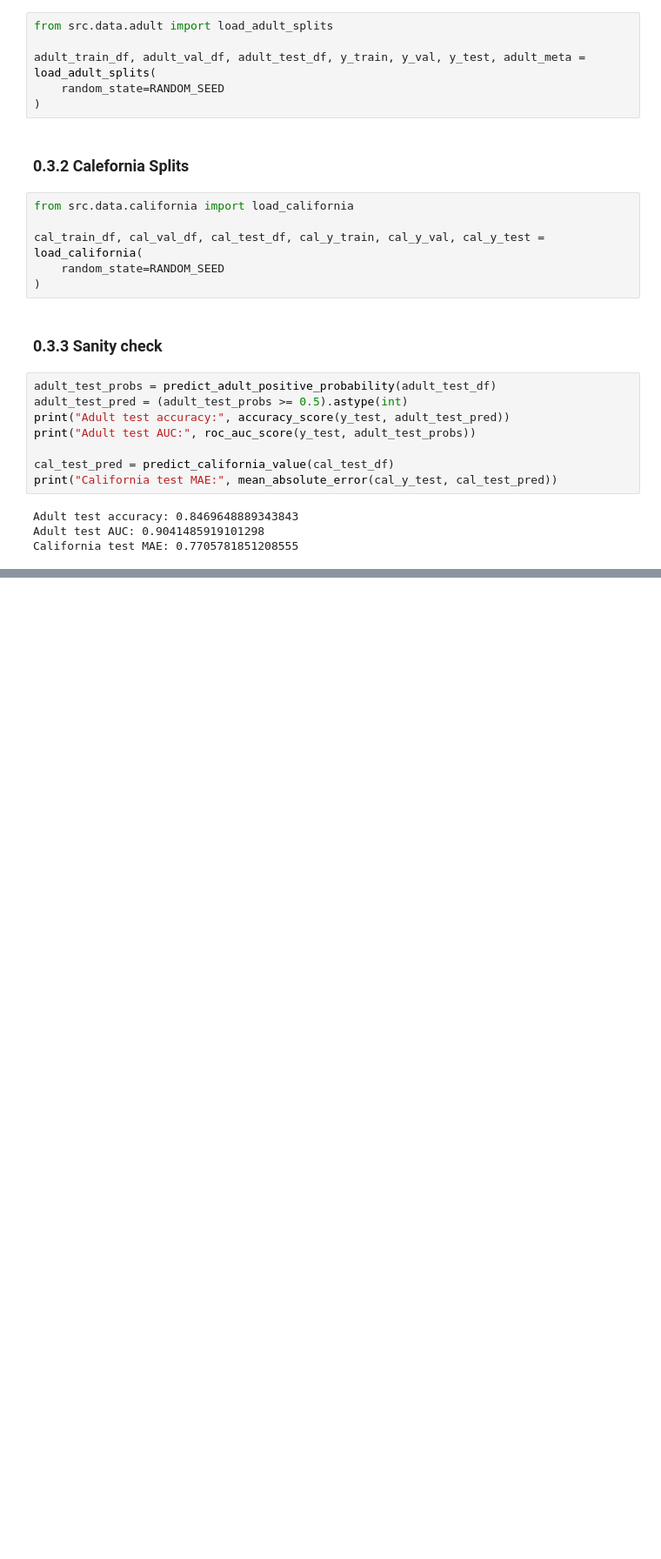
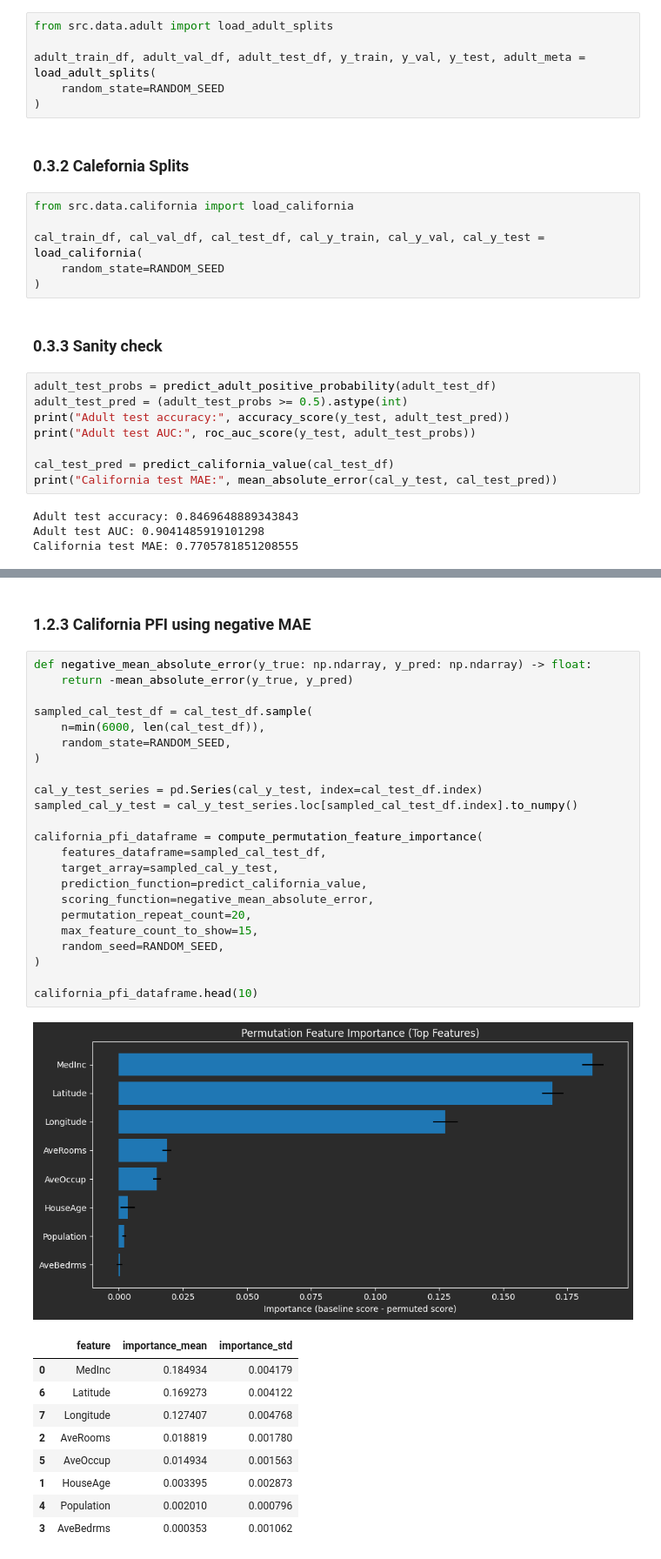
Before and after one commit to eddedomer/Interpertable-AI-for-Deep-Learning-Models, a Jupyter notebook: notebooks/Edvin_Sanfridsson_Love_Carlander_Strandäng.ipynb, the cells around one changed output, grey strips where cells are left out. Shown at 87% size. Cells and saved outputs as stored; diff of their text form; blank space fills up the shorter version.

```diff
--- a/notebooks/Edvin_Sanfridsson_Love_Carlander_Strandäng.ipynb
+++ b/notebooks/Edvin_Sanfridsson_Love_Carlander_Strandäng.ipynb
@@ -162,0 +435,36 @@ California test MAE: 0.7705781851208555
+# %% [markdown]
+### 1.2.3 California PFI using negative MAE
+# %%
+def negative_mean_absolute_error(y_true: np.ndarray, y_pred: np.ndarray) -> float:
+    return -mean_absolute_error(y_true, y_pred)
+
+sampled_cal_test_df = cal_test_df.sample(
+    n=min(6000, len(cal_test_df)),
+    random_state=RANDOM_SEED,
+)
+
+cal_y_test_series = pd.Series(cal_y_test, index=cal_test_df.index)
+sampled_cal_y_test = cal_y_test_series.loc[sampled_cal_test_df.index].to_numpy()
+
+california_pfi_dataframe = compute_permutation_feature_importance(
+    features_dataframe=sampled_cal_test_df,
+    target_array=sampled_cal_y_test,
+    prediction_function=predict_california_value,
+    scoring_function=negative_mean_absolute_error,
+    permutation_repeat_count=20,
+    max_feature_count_to_show=15,
+    random_seed=RANDOM_SEED,
+)
+
+california_pfi_dataframe.head(10)
+# %% [output]
+[figure, added]
+|  | feature | importance_mean | importance_std |
+| 0 | MedInc | 0.184934 | 0.004179 |
+| 6 | Latitude | 0.169273 | 0.004122 |
+| 7 | Longitude | 0.127407 | 0.004768 |
+| 2 | AveRooms | 0.018819 | 0.001780 |
+| 5 | AveOccup | 0.014934 | 0.001563 |
+| 1 | HouseAge | 0.003395 | 0.002873 |
+| 4 | Population | 0.002010 | 0.000796 |
+| 3 | AveBedrms | 0.000353 | 0.001062 |
```
Also changed, not shown: parts of 37 cells of this notebook.
